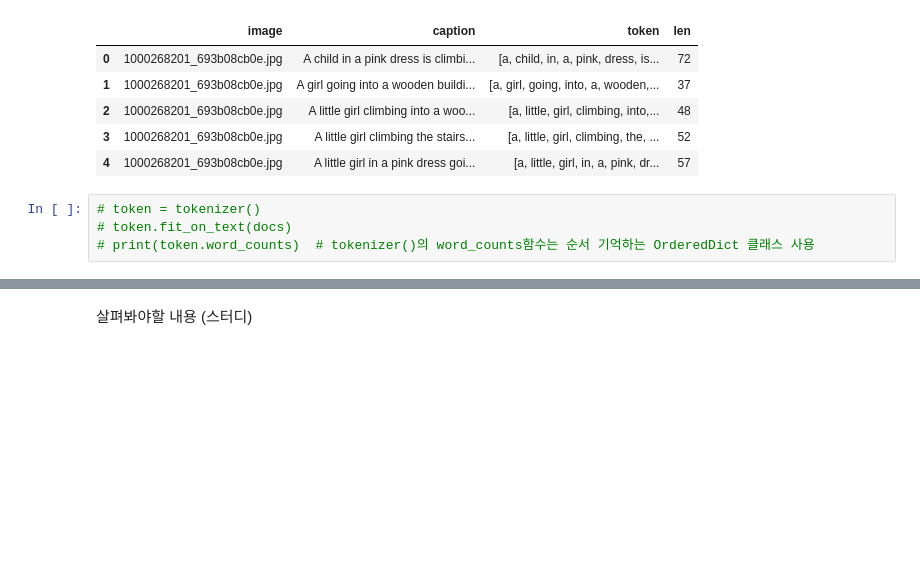
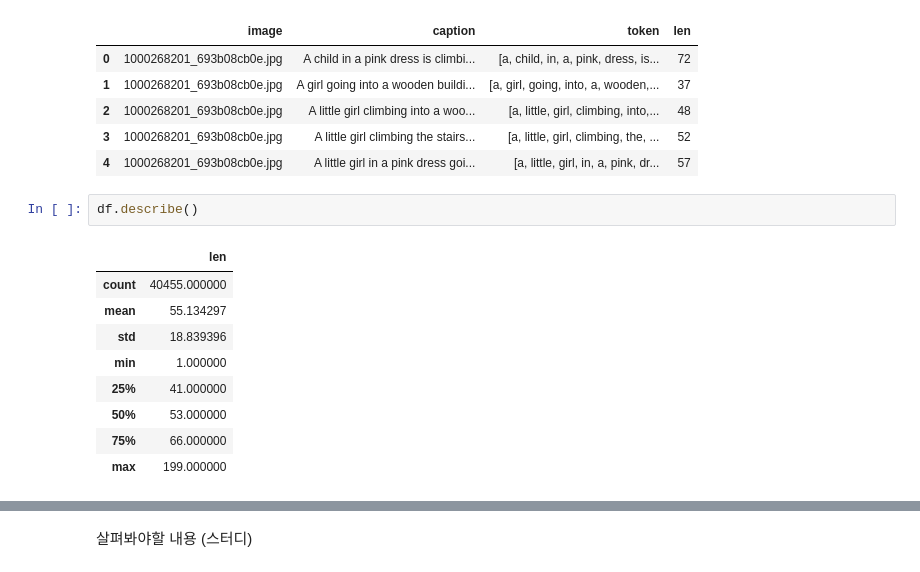
Before and after one commit to MinsooKwak/image_caption, a Jupyter notebook: image_caption_project.ipynb, the cells around one changed output, grey strips where cells are left out. Saved outputs shown, nothing was run; the diff lists cells and outputs as text; blank space fills up the shorter version.

Commit message:
text 전처리중

```diff
--- a/image_caption_project.ipynb
+++ b/image_caption_project.ipynb
@@ -85,7 +117,15 @@ df.head()
 | 2 | 1000268201_693b08cb0e.jpg | A little girl climbing into a woo... | [a, little, girl, climbing, into,... | 48 |
 | 3 | 1000268201_693b08cb0e.jpg | A little girl climbing the stairs... | [a, little, girl, climbing, the, ... | 52 |
 | 4 | 1000268201_693b08cb0e.jpg | A little girl in a pink dress goi... | [a, little, girl, in, a, pink, dr... | 57 |
-# %%
-# token = tokenizer()
-# token.fit_on_text(docs)
-# print(token.word_counts)  # tokenizer()의 word_counts함수는 순서 기억하는 OrderedDict 클래스 사용
+# %%
+df.describe()
+# %% [output]
+|  | len |
+| count | 40455.000000 |
+| mean | 55.134297 |
+| std | 18.839396 |
+| min | 1.000000 |
+| 25% | 41.000000 |
+| 50% | 53.000000 |
+| 75% | 66.000000 |
+| max | 199.000000 |
```
Also changed, not shown: parts of 23 cells of this notebook.
